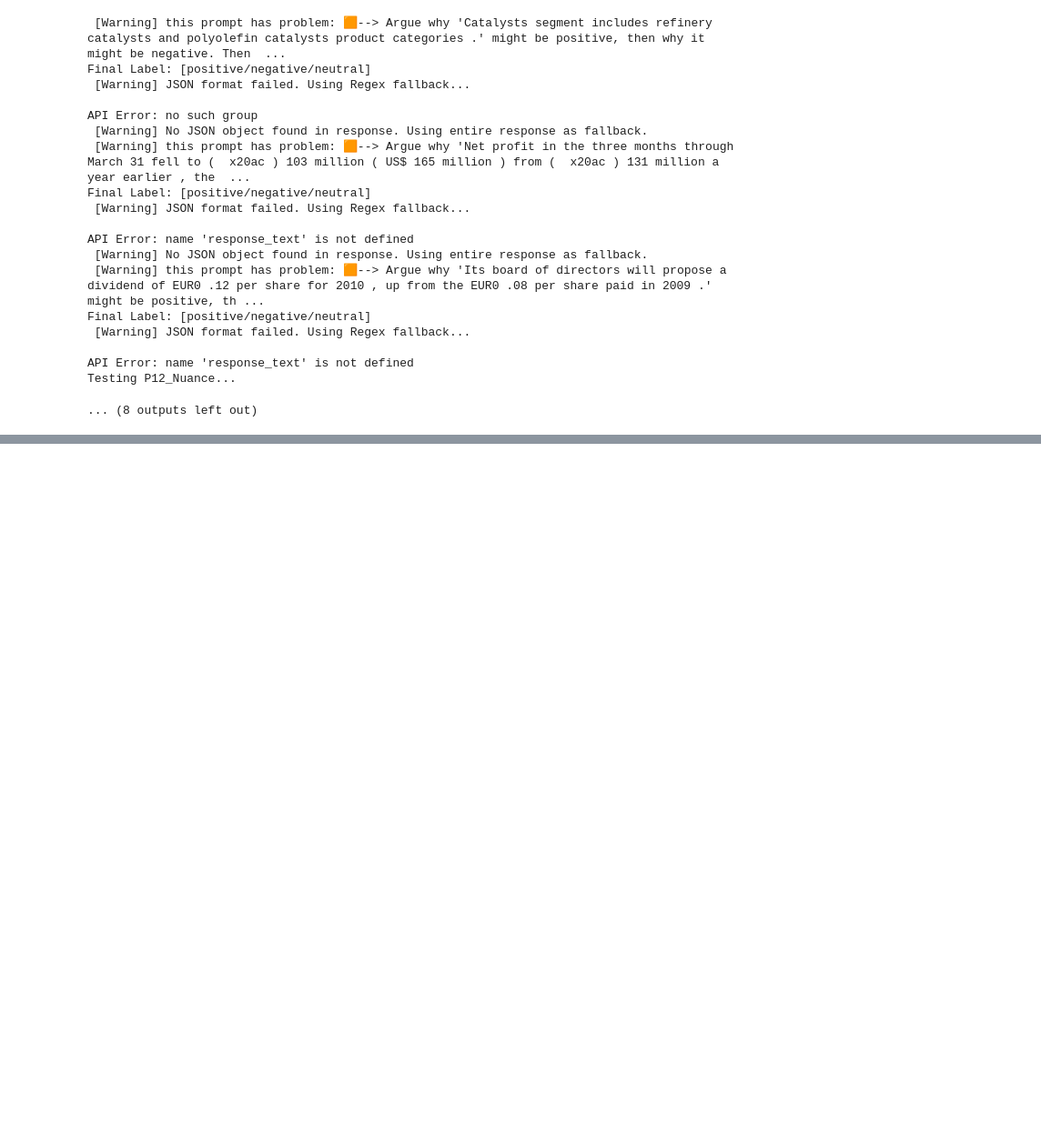
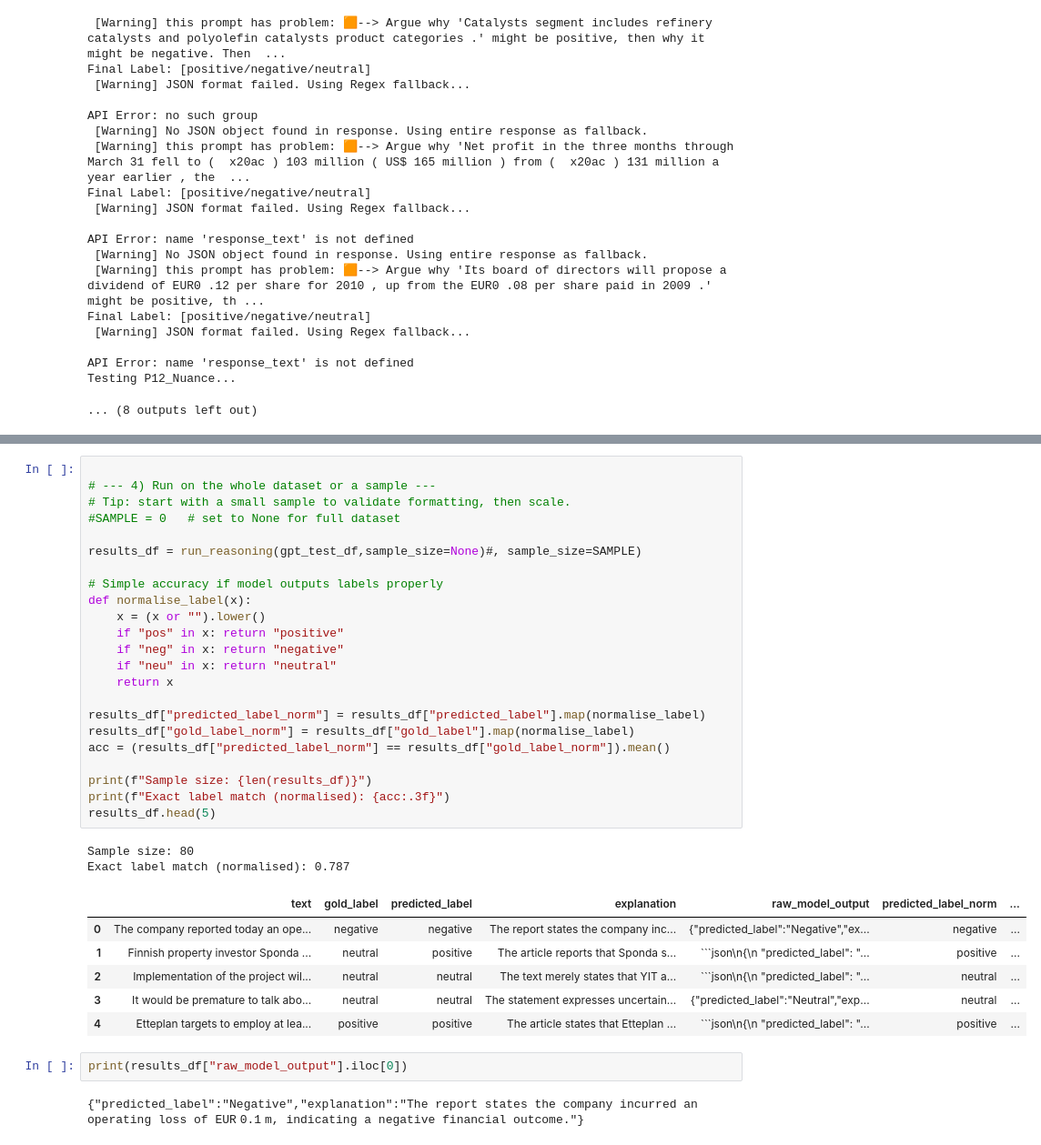
Before and after one commit to mehrdat/assignment_fine_tune, a Jupyter notebook: gptoss.ipynb, the cells around one changed output, grey strips where cells are left out. Shown at 91% size. Cells and saved outputs as stored; diff of their text form; blank space fills up the shorter version.

Commit message:
i added the lecturer code to the notebook tested that and found out some problems the simplified it. then created some new prompts that i could test.

````diff
--- a/gptoss.ipynb
+++ b/gptoss.ipynb
@@ -486,0 +413,36 @@ Prompt Strategy  Accuracy  Macro-F1
+# %%
+
+# --- 4) Run on the whole dataset or a sample ---
+# Tip: start with a small sample to validate formatting, then scale.
+#SAMPLE = 0   # set to None for full dataset
+
+results_df = run_reasoning(gpt_test_df,sample_size=None)#, sample_size=SAMPLE)
+
+# Simple accuracy if model outputs labels properly
+def normalise_label(x):
+    x = (x or "").lower()
+    if "pos" in x: return "positive"
+    if "neg" in x: return "negative"
+    if "neu" in x: return "neutral"
+    return x
+
+results_df["predicted_label_norm"] = results_df["predicted_label"].map(normalise_label)
+results_df["gold_label_norm"] = results_df["gold_label"].map(normalise_label)
+acc = (results_df["predicted_label_norm"] == results_df["gold_label_norm"]).mean()
+
+print(f"Sample size: {len(results_df)}")
+print(f"Exact label match (normalised): {acc:.3f}")
+results_df.head(5)
+# %% [output]
+Sample size: 80
+Exact label match (normalised): 0.787
+|  | text | gold_label | predicted_label | explanation | raw_model_output | predicted_label_norm | ... |
+| 0 | The company reported today an ope... | negative | negative | The report states the company inc... | {"predicted_label":"Negative","ex... | negative | ... |
+| 1 | Finnish property investor Sponda ... | neutral | positive | The article reports that Sponda s... | ```json\n{\n "predicted_label": "... | positive | ... |
+| 2 | Implementation of the project wil... | neutral | neutral | The text merely states that YIT a... | ```json\n{\n "predicted_label": "... | neutral | ... |
+| 3 | It would be premature to talk abo... | neutral | neutral | The statement expresses uncertain... | {"predicted_label":"Neutral","exp... | neutral | ... |
+| 4 | Etteplan targets to employ at lea... | positive | positive | The article states that Etteplan ... | ```json\n{\n "predicted_label": "... | positive | ... |
+# %%
+print(results_df["raw_model_output"].iloc[0])
+# %% [output]
+{"predicted_label":"Negative","explanation":"The report states the company incurred an operating loss of EUR 0.1 m, indicating a negative financial outcome."}
````
Also changed, not shown: parts of 12 cells of this notebook, 3 other files.
